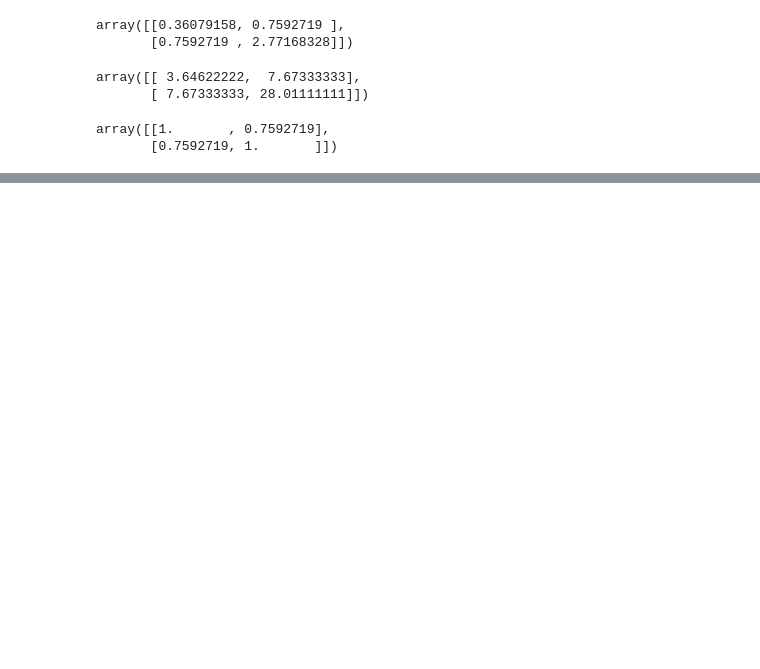
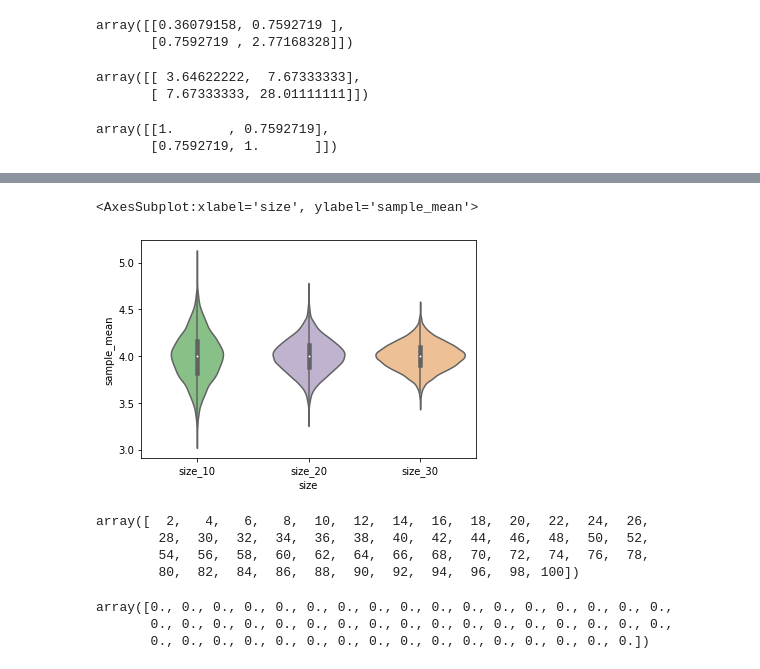
Before and after one commit to InChil2/Mac, a Jupyter notebook: stat/stat1.ipynb, the cells around one changed output, grey strips where cells are left out. Drawn from its saved outputs; the diff is of its cells as text; code cells hidden in the pictures; blank space fills up the shorter version.

```diff
--- a/stat/stat1.ipynb
+++ b/stat/stat1.ipynb
@@ -191,0 +283,19 @@ array([[1.       , 0.7592719],
+# %%
+# 샘플사이즈 10
+size_10 = cal_sample_mean(size=10,n_trial=10000)
+size_10_df = pd.DataFrame({'sample_mean' : size_10,
+                            'size':np.tile('size_10',10000)})
+
+# 샘플사이즈 20
+size_20 = cal_sample_mean(size=20,n_trial=10000)
+size_20_df = pd.DataFrame({'sample_mean' : size_20,
+                            'size':np.tile('size_20',10000)})
+
+# 샘플사이즈 30
+size_30 = cal_sample_mean(size=30,n_trial=10000)
+size_30_df = pd.DataFrame({'sample_mean' : size_30,
+                            'size':np.tile('size_30',10000)})
+
+# 종합
+sim_result = pd.concat([size_10_df,size_20_df,size_30_df])
+sim_result
@@ -191,0 +316,29 @@ array([[1.       , 0.7592719],
+# %%
+# sim_result로 바이올린 플롯을 그리고 3개 그룹에 대한 인사이트를 기술하세요
+
+sns.violinplot(x='size',y='sample_mean',data=sim_result,palette='Accent')
+
+# 사이즈가 커질수록 정확도가 올라가는 것을 알 수 있다.
+# 평균은 4로 모두 일치하다
+# 추출횟수가 같더라도 샘플의 사이즈가 커질수록 표본평균이 모평균에 근사함
+# 추출횟수가 같더라도 샘플의 사이즈가 커질수록 표준편차가 작아짐
+# 사이즈가 커질수록 표본평균과 모평균이 가까운 값이 된다
+# %% [output]
+<AxesSubplot:xlabel='size', ylabel='sample_mean'>
+[figure, added]
+# %%
+size_array = np.arange(2,102,2)
+size_array
+# %% [output]
+array([  2,   4,   6,   8,  10,  12,  14,  16,  18,  20,  22,  24,  26,
+        28,  30,  32,  34,  36,  38,  40,  42,  44,  46,  48,  50,  52,
+        54,  56,  58,  60,  62,  64,  66,  68,  70,  72,  74,  76,  78,
+        80,  82,  84,  86,  88,  90,  92,  94,  96,  98, 100])
+# %%
+# 표본평균의 표준편차를 저장할 배열
+sample_mean_std_array = np.zeros(len(size_array))
+sample_mean_std_array
+# %% [output]
+array([0., 0., 0., 0., 0., 0., 0., 0., 0., 0., 0., 0., 0., 0., 0., 0., 0.,
+       0., 0., 0., 0., 0., 0., 0., 0., 0., 0., 0., 0., 0., 0., 0., 0., 0.,
+       0., 0., 0., 0., 0., 0., 0., 0., 0., 0., 0., 0., 0., 0., 0., 0.])
```
Also changed, not shown: parts of 41 cells of this notebook, 2 other files.
